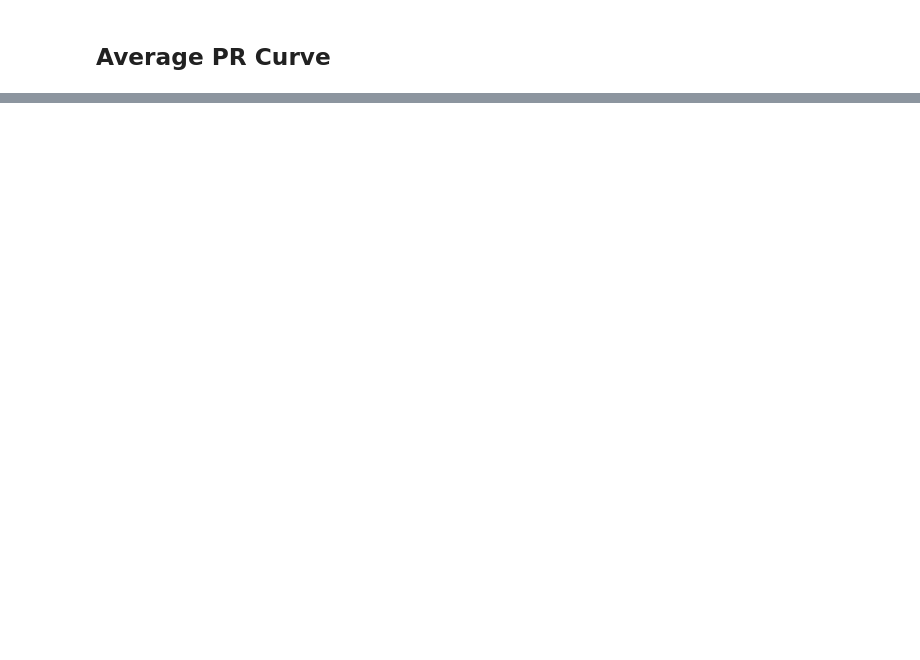
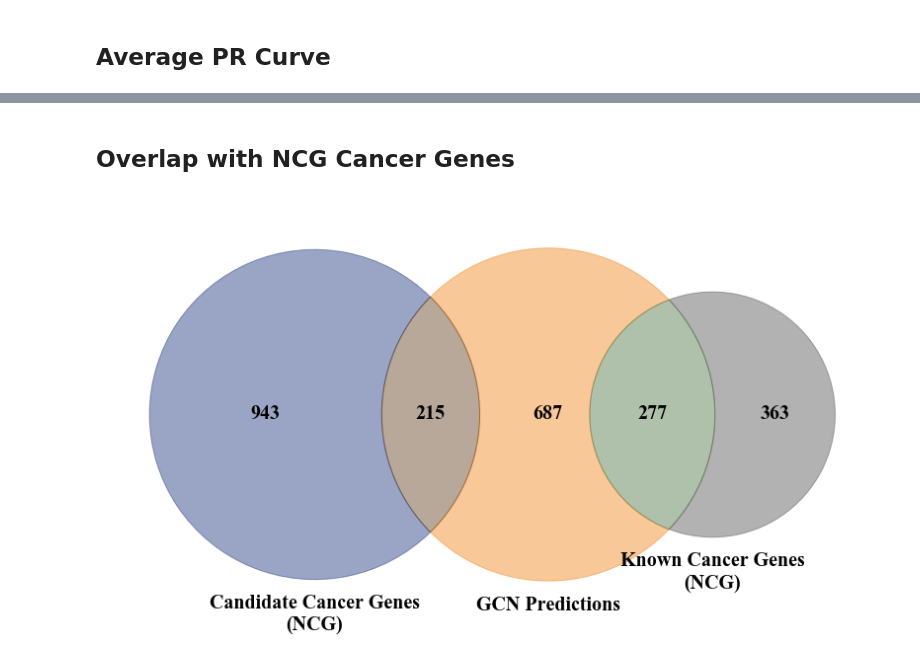
Before and after one commit to schulter/EMOGI, a Jupyter notebook: GCN/cv_performance.ipynb, the cells around one changed output, grey strips where cells are left out. Cells and saved outputs as stored; diff of their text form; code cells hidden in the pictures; blank space fills up the shorter version.

```diff
--- a/GCN/cv_performance.ipynb
+++ b/GCN/cv_performance.ipynb
@@ -152,0 +192,47 @@ fig.savefig(os.path.join(model_dir, 'mean_PR_curve.svg'))
+# %% [markdown]
+## Overlap with NCG Cancer Genes
+# %%
+known_cancer_genes = []
+candidate_cancer_genes = []
+n = 0
+with open('../data/pancancer/NCG/cancergenes_list.txt', 'r') as f:
+    for line in f.readlines():
+        n += 1
+        if n == 1:
+            continue
+        l = line.strip().split('\t')
+        if len(l) == 2:
+            known_cancer_genes.append(l[0])
+            candidate_cancer_genes.append(l[1])
+        else:
+            candidate_cancer_genes.append(l[0])
+
+known_cancer_genes_innet = nodes[nodes.Name.isin(known_cancer_genes)].Name
+candidate_cancer_genes_innet = nodes[nodes.Name.isin(candidate_cancer_genes)].Name
+# %%
+fig = plt.figure(figsize=(14, 8))
+v = matplotlib_venn.venn3([set(known_cancer_genes_innet),
+                           set(ensemble_predictions[ensemble_predictions.Num_Pos == no_cv].Name),
+                           set(candidate_cancer_genes_innet)],
+          set_labels=['Known Cancer Genes\n(NCG)', 'GCN Predictions', 'Candidate Cancer Genes\n(NCG)'])
+v.get_patch_by_id('10').set_color('#3d3e3d')
+v.get_patch_by_id('11').set_color('#37652d')
+v.get_patch_by_id('01').set_color('#ee7600')
+#v.get_patch_by_id('111').set_color('#890707')
+#v.get_patch_by_id('101').set_color('#6E80B7')
+v.get_patch_by_id('011').set_color('#4d2600')
+v.get_patch_by_id('001').set_color('#031F6F')
+v.get_label_by_id('A').set_fontsize(20)
+v.get_label_by_id('B').set_fontsize(20)
+v.get_label_by_id('C').set_fontsize(20)
+v.get_label_by_id('10').set_fontsize(20)
+v.get_label_by_id('11').set_fontsize(20)
+v.get_label_by_id('01').set_fontsize(20)
+#v.get_label_by_id('111').set_fontsize(20)
+#v.get_label_by_id('101').set_fontsize(20)
+v.get_label_by_id('011').set_fontsize(20)
+v.get_label_by_id('001').set_fontsize(20)
+fig.savefig(os.path.join(model_dir, 'overlap_NCG_genes.svg'))
+fig.savefig(os.path.join(model_dir, 'overlap_NCG_genes.png'), dpi=300)
+# %% [output]
+[figure, added]
```
Also changed, not shown: parts of 10 cells of this notebook.
